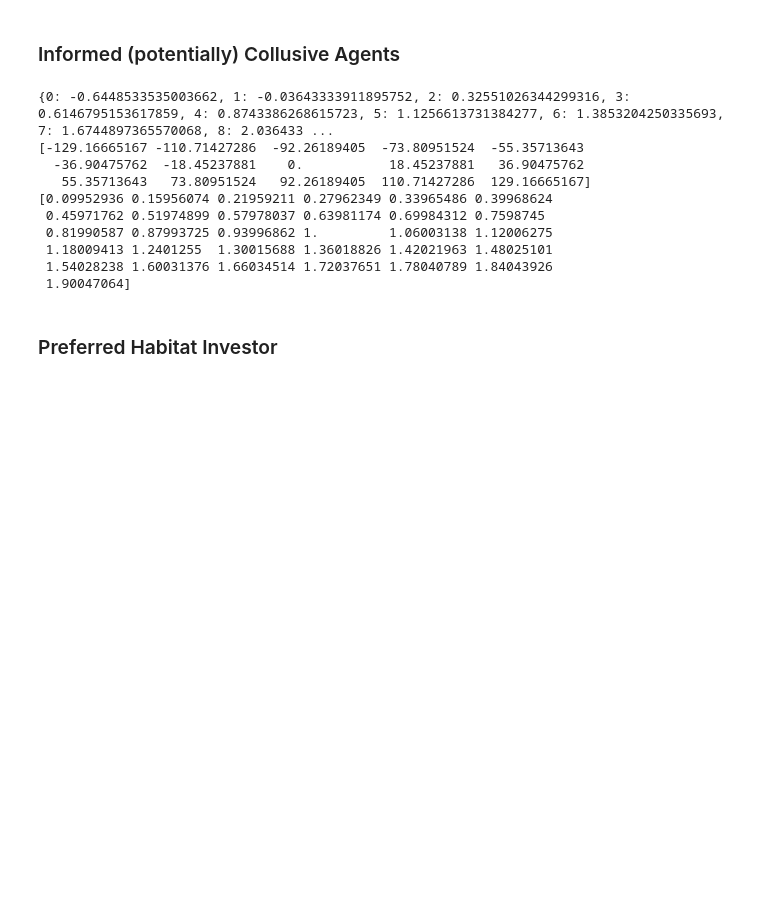
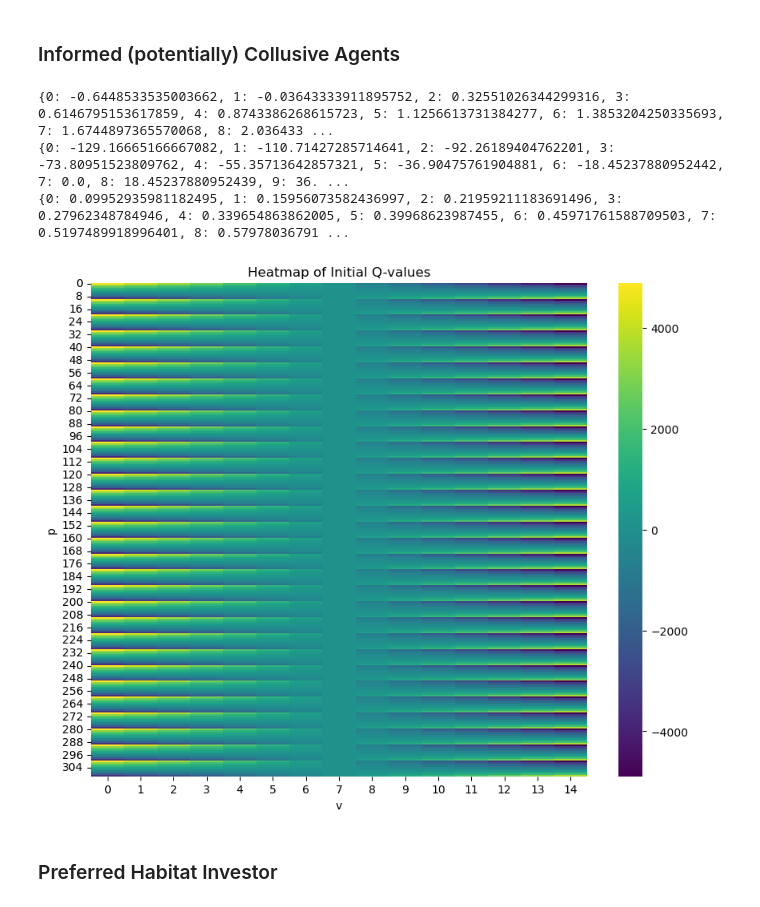
Before and after one commit to moyuanchen/collusion, a Jupyter notebook: messing_around.ipynb, the cells around one changed output. Saved outputs shown, nothing was run; the diff lists cells and outputs as text; code cells hidden in the pictures; blank space fills up the shorter version.

```diff
--- a/messing_around.ipynb
+++ b/messing_around.ipynb
@@ -19,9 +19,9 @@ class Q_table:
         self.Np = range(Np)
         self.Nv = range(Nv)
 
-        states = list(product(self.Np, self.Nv))
+        self.states = list(product(self.Np, self.Nv))
 
-        self.Q = {s:np.zeros(Nx) for s in states}
+        self.Q = {s:np.zeros(Nx) for s in self.states}
 
         # if initial_values is not None:
         #     self.Q = initial_values
@@ -196,19 +220,28 @@ class InformedAgent:
-# %%
-a = InformedAgent(Nv = 10)
-print(a.v_discrete)
-print(a.x_discrete)
-print(a.p_discrete)
-# %% [output]
-{0: -0.6448533535003662, 1: -0.03643333911895752, 2: 0.32551026344299316, 3: 0.6146795153617859, 4: 0.8743386268615723, 5: 1.1256613731384277, 6: 1.3853204250335693, 7: 1.6744897365570068, 8: 2.036433 ...
-[-129.16665167 -110.71427286  -92.26189405  -73.80951524  -55.35713643
-  -36.90475762  -18.45237881    0.           18.45237881   36.90475762
-   55.35713643   73.80951524   92.26189405  110.71427286  129.16665167]
-[0.09952936 0.15956074 0.21959211 0.27962349 0.33965486 0.39968624
- 0.45971762 0.51974899 0.57978037 0.63981174 0.69984312 0.7598745
- 0.81990587 0.87993725 0.93996862 1.         1.06003138 1.12006275
- 1.18009413 1.2401255  1.30015688 1.36018826 1.42021963 1.48025101
- 1.54028238 1.60031376 1.66034514 1.72037651 1.78040789 1.84043926
- 1.90047064]
+# %%
+import seaborn as sns
+
+a = InformedAgent(Nv = 10)
+print(a.v_discrete)
+print(a.x_discrete)
+print(a.p_discrete)
+q = a.Q.Q
+import matplotlib.pyplot as plt
+
+# Extract Q-values for a specific action (e.g., action 0)
+q_values = np.array([q[state] for state in a.Q.states])
+
+# Create a heatmap
+plt.figure(figsize=(10, 8))
+sns.heatmap(q_values, cmap="viridis")
+plt.title("Heatmap of Initial Q-values")
+plt.xlabel("v")
+plt.ylabel("p")
+plt.show()
+# %% [output]
+{0: -0.6448533535003662, 1: -0.03643333911895752, 2: 0.32551026344299316, 3: 0.6146795153617859, 4: 0.8743386268615723, 5: 1.1256613731384277, 6: 1.3853204250335693, 7: 1.6744897365570068, 8: 2.036433 ...
+{0: -129.16665166667082, 1: -110.71427285714641, 2: -92.26189404762201, 3: -73.80951523809762, 4: -55.35713642857321, 5: -36.90475761904881, 6: -18.45237880952442, 7: 0.0, 8: 18.45237880952439, 9: 36. ...
+{0: 0.09952935981182495, 1: 0.15956073582436997, 2: 0.21959211183691496, 3: 0.27962348784946, 4: 0.339654863862005, 5: 0.39968623987455, 6: 0.45971761588709503, 7: 0.5197489918996401, 8: 0.57978036791 ...
+[figure, added]
 # %% [markdown]
 ### Preferred Habitat Investor
 # %%
```
Also changed, not shown: parts of 14 cells of this notebook.
